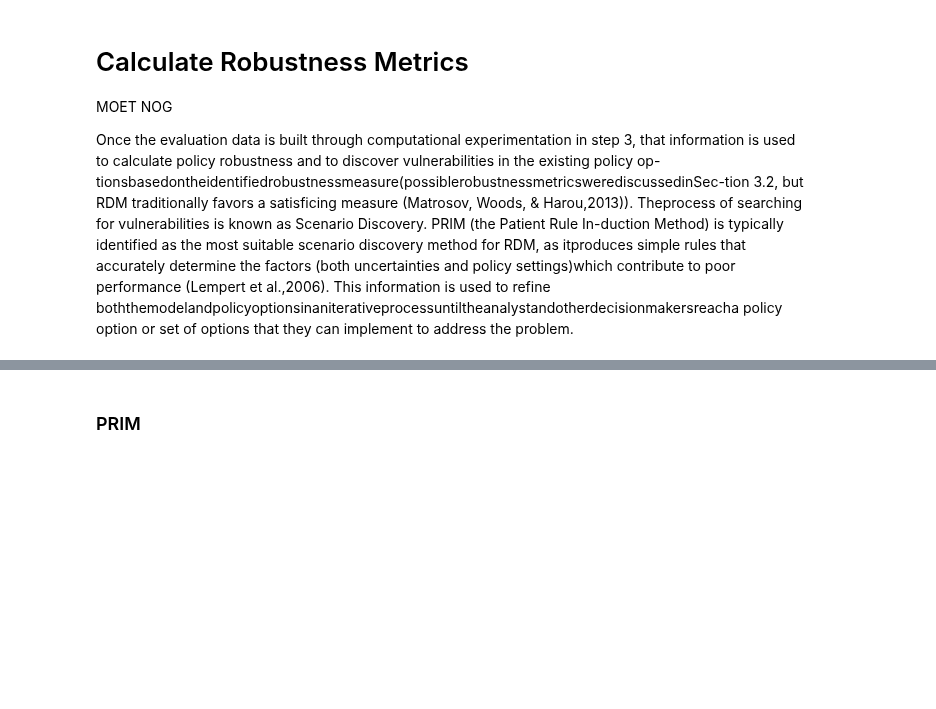
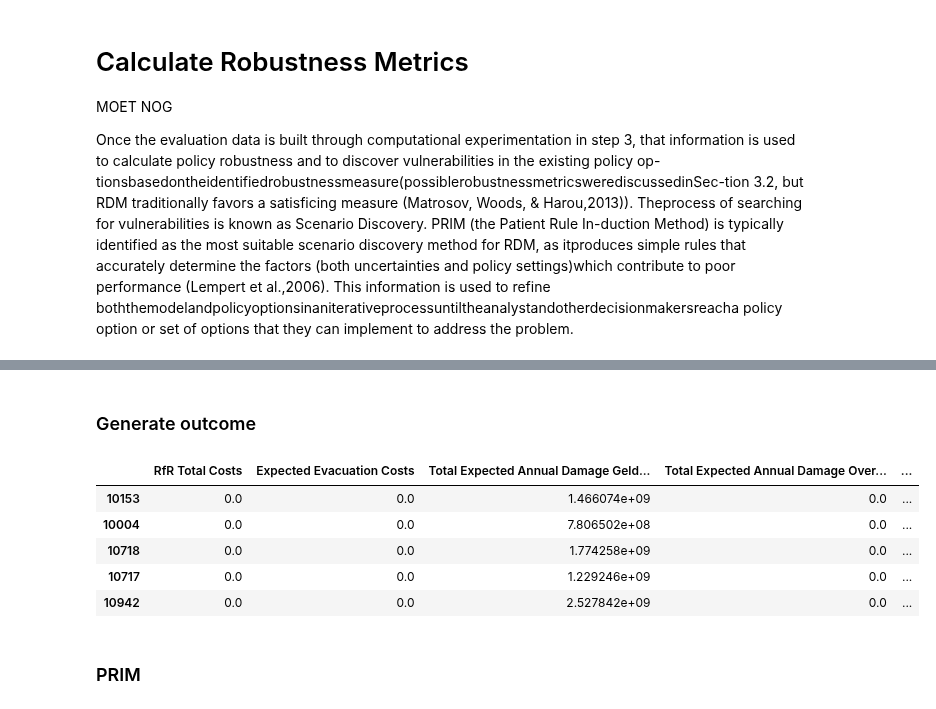
Before and after one commit to JasperBaars/EPA1361_Model-based_Decision-making, a Jupyter notebook: Final Assignment EPA1361/Model and Notebooks/4. Scenario Discovery.ipynb, the cells around one changed output, grey strips where cells are left out. Saved outputs shown, nothing was run; the diff lists cells and outputs as text; code cells hidden in the pictures; blank space fills up the shorter version.

```diff
--- a/Final Assignment EPA1361/Model and Notebooks/4. Scenario Discovery.ipynb
+++ b/Final Assignment EPA1361/Model and Notebooks/4. Scenario Discovery.ipynb
@@ -45,3 +159,21 @@ Once the evaluation data is built through computational experimentation in step
+# %% [markdown]
+### Generate outcome
+# %%
+n_scenarios_of_interest = 5
+
+results_of_interest = aggregated_outcomes_provinces.sort_values(by='total_cost[€]_overijssel', ascending=True).head(n_scenarios_of_interest)
+
+with open(r'..\generated_datasets\final_policies.pkl','wb') as pickle_file:
+    pickle.dump(results_of_interest, pickle_file)
+
+results_of_interest
+# %% [output]
+|  | RfR Total Costs | Expected Evacuation Costs | Total Expected Annual Damage Geld... | Total Expected Annual Damage Over... | ... |
+| 10153 | 0.0 | 0.0 | 1.466074e+09 | 0.0 | ... |
+| 10004 | 0.0 | 0.0 | 7.806502e+08 | 0.0 | ... |
+| 10718 | 0.0 | 0.0 | 1.774258e+09 | 0.0 | ... |
+| 10717 | 0.0 | 0.0 | 1.229246e+09 | 0.0 | ... |
+| 10942 | 0.0 | 0.0 | 2.527842e+09 | 0.0 | ... |
 # %% [markdown]
 ### PRIM
 # %%
```
Also changed, not shown: parts of 7 cells of this notebook, 1 other file.
